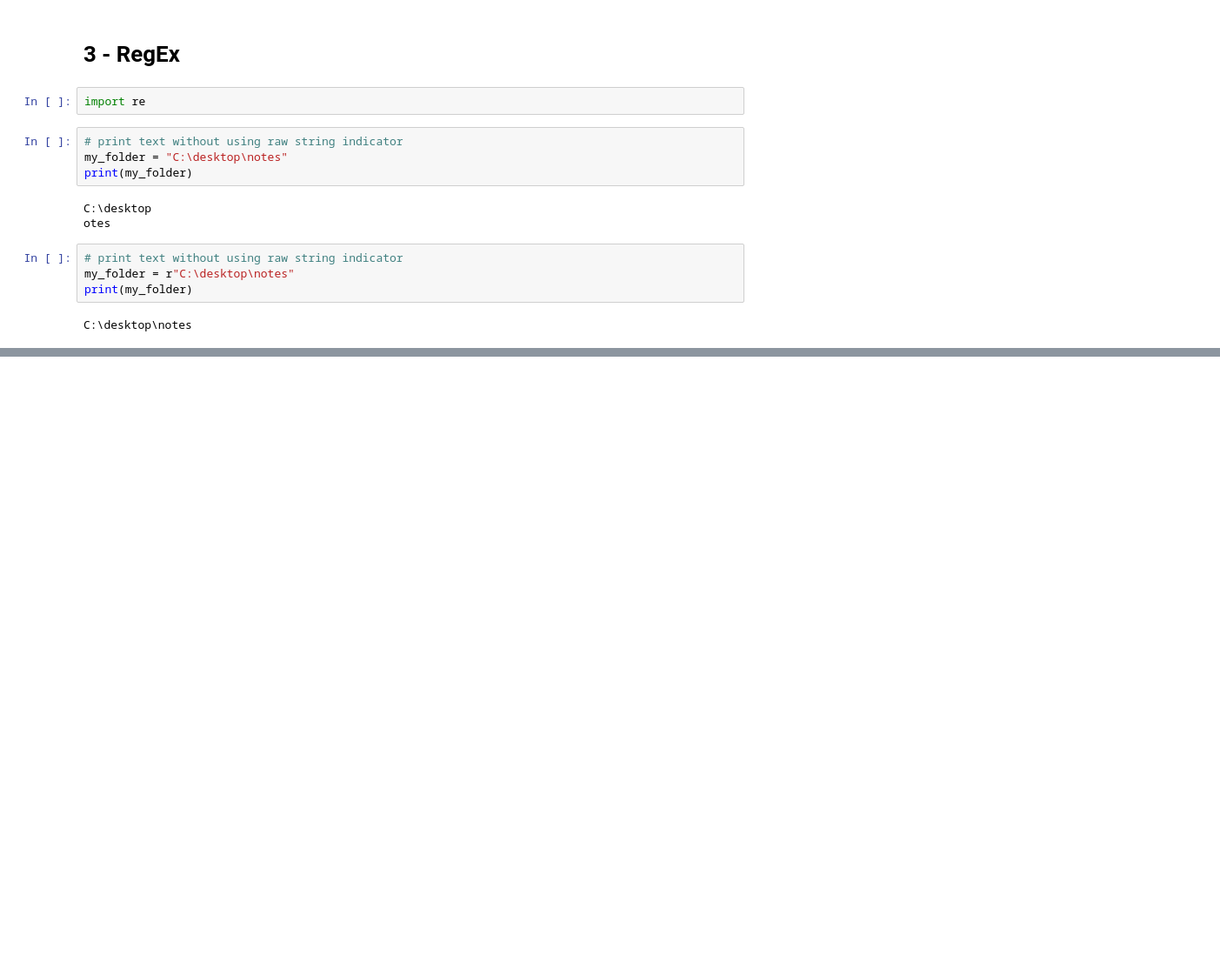
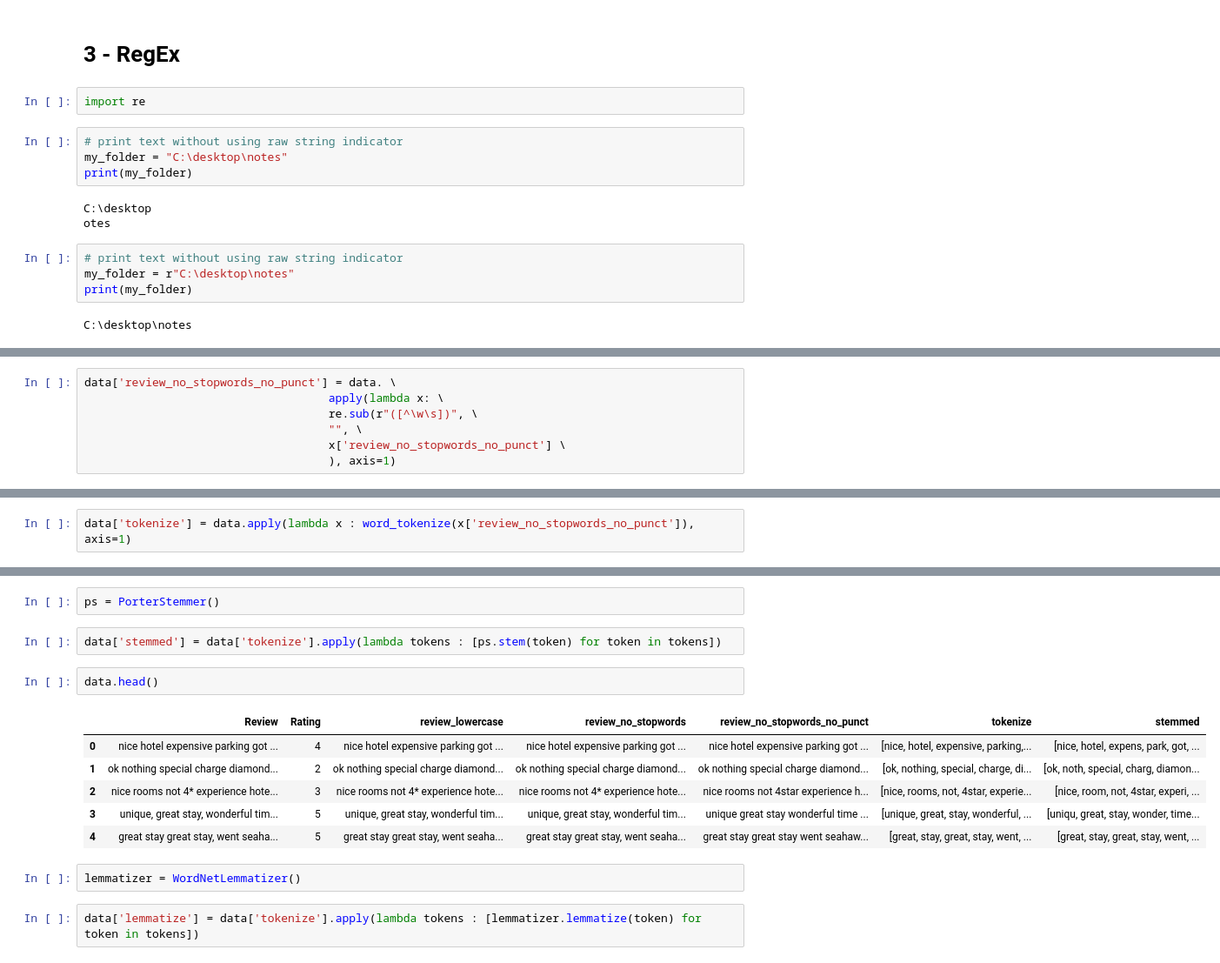
Before and after one commit to 139Vaibhav/AI-Engineering, a Jupyter notebook: NLP/text_preprocessing.ipynb, the cells around one changed output, grey strips where cells are left out. Shown at 87% size. Drawn from its saved outputs; the diff is of its cells as text; blank space fills up the shorter version.

```diff
--- a/NLP/text_preprocessing.ipynb
+++ b/NLP/text_preprocessing.ipynb
@@ -61,0 +320,7 @@ C:\desktop\notes
+# %%
+data['review_no_stopwords_no_punct'] = data. \
+                                    apply(lambda x: \
+                                    re.sub(r"([^\w\s])", \
+                                    "", \
+                                    x['review_no_stopwords_no_punct'] \
+                                    ), axis=1)
@@ -61,0 +336,2 @@ C:\desktop\notes
+# %%
+data['tokenize'] = data.apply(lambda x : word_tokenize(x['review_no_stopwords_no_punct']), axis=1)
@@ -61,0 +358,17 @@ C:\desktop\notes
+# %%
+ps = PorterStemmer()
+# %%
+data['stemmed'] = data['tokenize'].apply(lambda tokens : [ps.stem(token) for token in tokens])
+# %%
+data.head()
+# %% [output]
+|  | Review | Rating | review_lowercase | review_no_stopwords | review_no_stopwords_no_punct | tokenize | stemmed |
+| 0 | nice hotel expensive parking got ... | 4 | nice hotel expensive parking got ... | nice hotel expensive parking got ... | nice hotel expensive parking got ... | [nice, hotel, expensive, parking,... | [nice, hotel, expens, park, got, ... |
+| 1 | ok nothing special charge diamond... | 2 | ok nothing special charge diamond... | ok nothing special charge diamond... | ok nothing special charge diamond... | [ok, nothing, special, charge, di... | [ok, noth, special, charg, diamon... |
+| 2 | nice rooms not 4* experience hote... | 3 | nice rooms not 4* experience hote... | nice rooms not 4* experience hote... | nice rooms not 4star experience h... | [nice, rooms, not, 4star, experie... | [nice, room, not, 4star, experi, ... |
+| 3 | unique, great stay, wonderful tim... | 5 | unique, great stay, wonderful tim... | unique, great stay, wonderful tim... | unique great stay wonderful time ... | [unique, great, stay, wonderful, ... | [uniqu, great, stay, wonder, time... |
+| 4 | great stay great stay, went seaha... | 5 | great stay great stay, went seaha... | great stay great stay, went seaha... | great stay great stay went seahaw... | [great, stay, great, stay, went, ... | [great, stay, great, stay, went, ... |
+# %%
+lemmatizer = WordNetLemmatizer()
+# %%
+data['lemmatize'] = data['tokenize'].apply(lambda tokens : [lemmatizer.lemmatize(token) for token in tokens])
```
Also changed, not shown: parts of 57 cells of this notebook, 3 other files.
